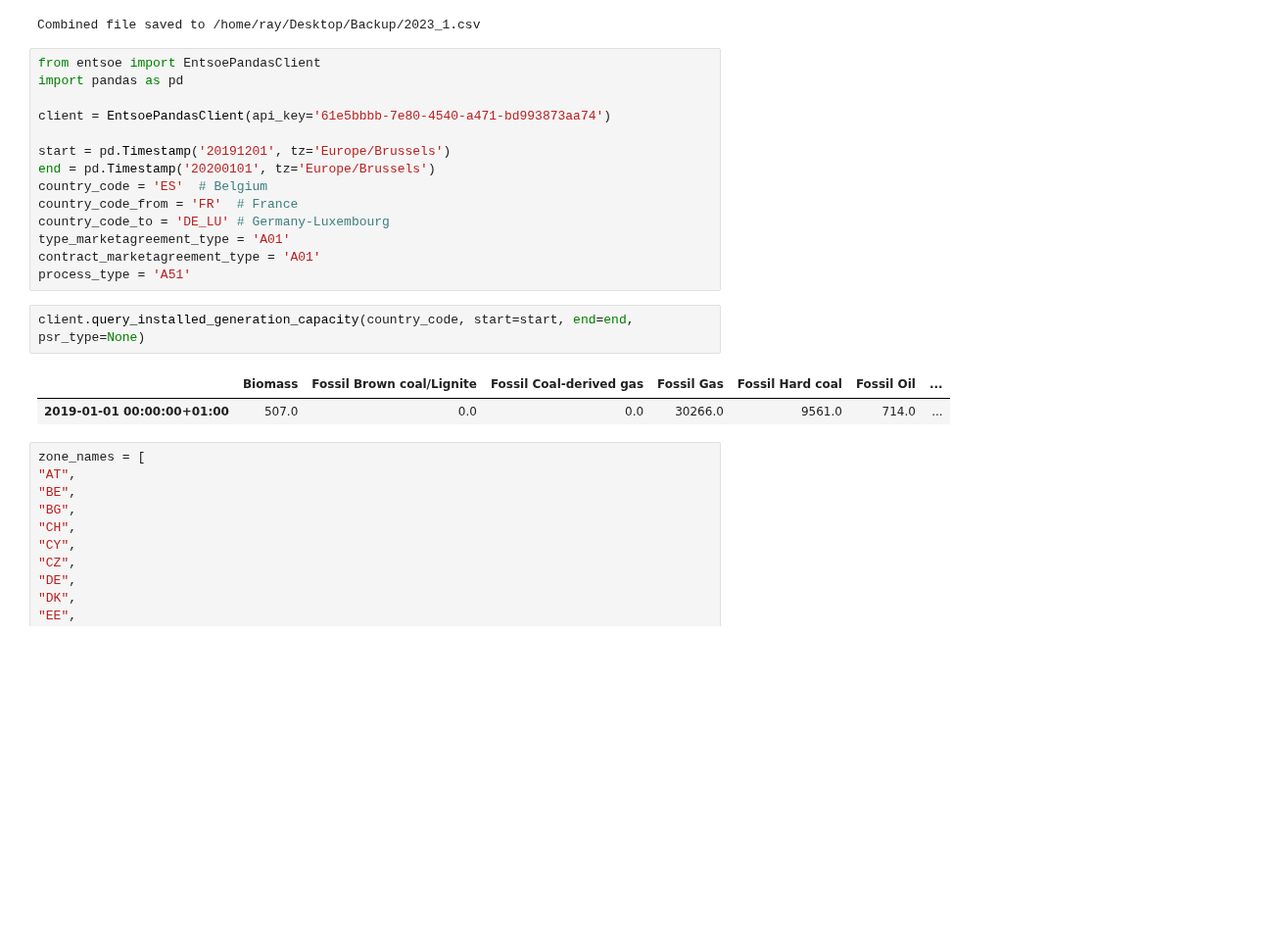
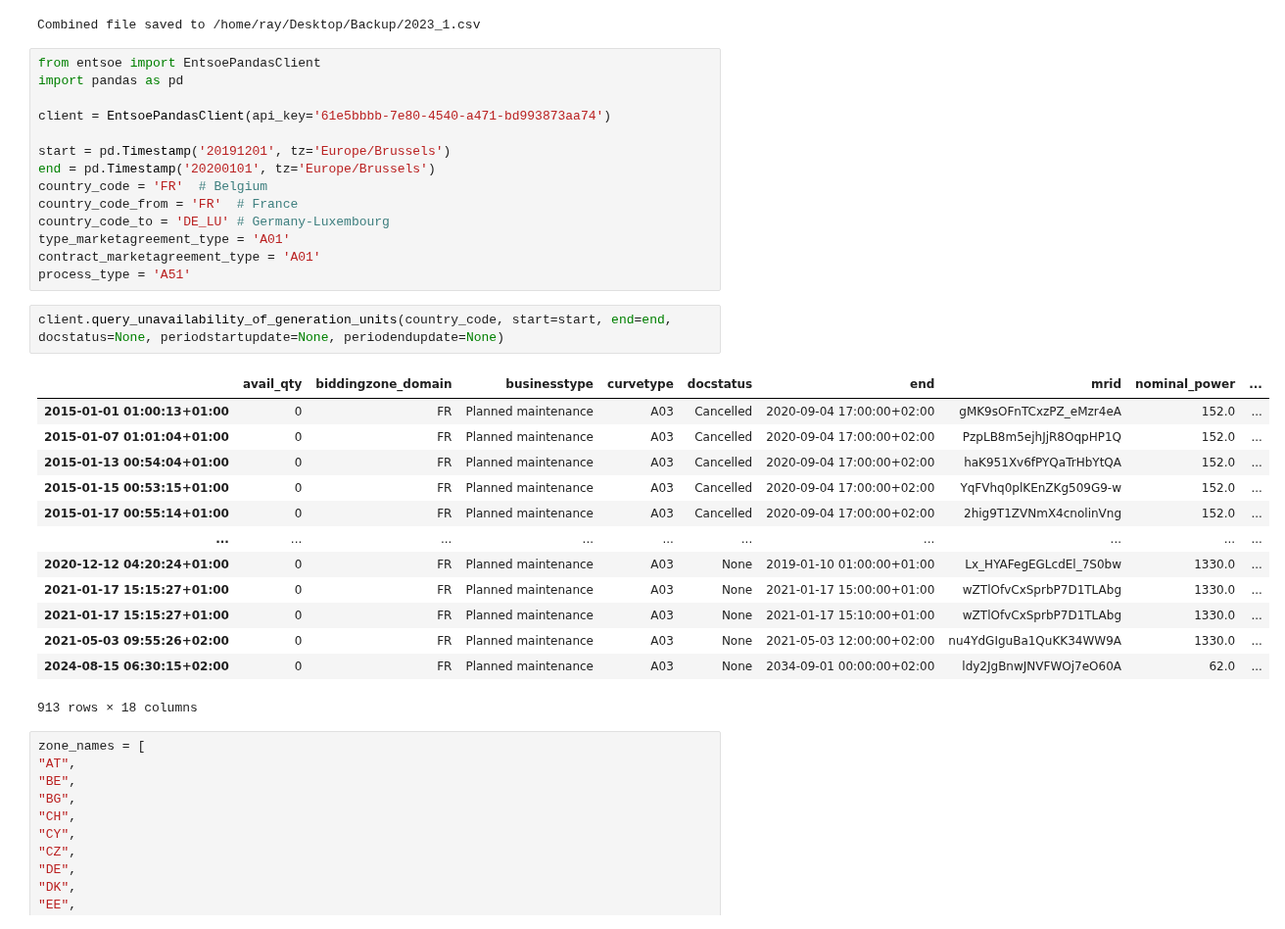
Before and after one commit to RayRojasCandia/Dispa-SET_Unleash, a Jupyter notebook: scripts/Data_Processing/Untitled.ipynb, the cells around one changed output. Shown at 98% size. Drawn from its saved outputs; the diff is of its cells as text; blank space fills up the shorter version.

Commit message:
changes in the power plant notebook

```diff
--- a/scripts/Data_Processing/Untitled.ipynb
+++ b/scripts/Data_Processing/Untitled.ipynb
@@ -2922,17 +2922,28 @@ client = EntsoePandasClient(api_key='61e5bbbb-7e80-4540-a471-bd993873aa74')
 
 start = pd.Timestamp('20191201', tz='Europe/Brussels')
 end = pd.Timestamp('20200101', tz='Europe/Brussels')
-country_code = 'ES'  # Belgium
+country_code = 'FR'  # Belgium
 country_code_from = 'FR'  # France
 country_code_to = 'DE_LU' # Germany-Luxembourg
 type_marketagreement_type = 'A01'
 contract_marketagreement_type = 'A01'
 process_type = 'A51'
 # %%
-client.query_installed_generation_capacity(country_code, start=start, end=end, psr_type=None)
+client.query_unavailability_of_generation_units(country_code, start=start, end=end, docstatus=None, periodstartupdate=None, periodendupdate=None)
 # %% [output]
-|  | Biomass | Fossil Brown coal/Lignite | Fossil Coal-derived gas | Fossil Gas | Fossil Hard coal | Fossil Oil | ... |
-| 2019-01-01 00:00:00+01:00 | 507.0 | 0.0 | 0.0 | 30266.0 | 9561.0 | 714.0 | ... |
+|  | avail_qty | biddingzone_domain | businesstype | curvetype | docstatus | end | mrid | nominal_power | ... |
+| 2015-01-01 01:00:13+01:00 | 0 | FR | Planned maintenance | A03 | Cancelled | 2020-09-04 17:00:00+02:00 | gMK9sOFnTCxzPZ_eMzr4eA | 152.0 | ... |
+| 2015-01-07 01:01:04+01:00 | 0 | FR | Planned maintenance | A03 | Cancelled | 2020-09-04 17:00:00+02:00 | PzpLB8m5ejhJjR8OqpHP1Q | 152.0 | ... |
+| 2015-01-13 00:54:04+01:00 | 0 | FR | Planned maintenance | A03 | Cancelled | 2020-09-04 17:00:00+02:00 | haK951Xv6fPYQaTrHbYtQA | 152.0 | ... |
+| 2015-01-15 00:53:15+01:00 | 0 | FR | Planned maintenance | A03 | Cancelled | 2020-09-04 17:00:00+02:00 | YqFVhq0plKEnZKg509G9-w | 152.0 | ... |
+| 2015-01-17 00:55:14+01:00 | 0 | FR | Planned maintenance | A03 | Cancelled | 2020-09-04 17:00:00+02:00 | 2hig9T1ZVNmX4cnolinVng | 152.0 | ... |
+| ... | ... | ... | ... | ... | ... | ... | ... | ... | ... |
+| 2020-12-12 04:20:24+01:00 | 0 | FR | Planned maintenance | A03 | None | 2019-01-10 01:00:00+01:00 | Lx_HYAFegEGLcdEl_7S0bw | 1330.0 | ... |
+| 2021-01-17 15:15:27+01:00 | 0 | FR | Planned maintenance | A03 | None | 2021-01-17 15:00:00+01:00 | wZTlOfvCxSprbP7D1TLAbg | 1330.0 | ... |
+| 2021-01-17 15:15:27+01:00 | 0 | FR | Planned maintenance | A03 | None | 2021-01-17 15:10:00+01:00 | wZTlOfvCxSprbP7D1TLAbg | 1330.0 | ... |
+| 2021-05-03 09:55:26+02:00 | 0 | FR | Planned maintenance | A03 | None | 2021-05-03 12:00:00+02:00 | nu4YdGIguBa1QuKK34WW9A | 1330.0 | ... |
+| 2024-08-15 06:30:15+02:00 | 0 | FR | Planned maintenance | A03 | None | 2034-09-01 00:00:00+02:00 | ldy2JgBnwJNVFWOj7eO60A | 62.0 | ... |
+913 rows × 18 columns
 # %%
 zone_names = [
 "AT",
```
Also changed, not shown: 28 other files.
